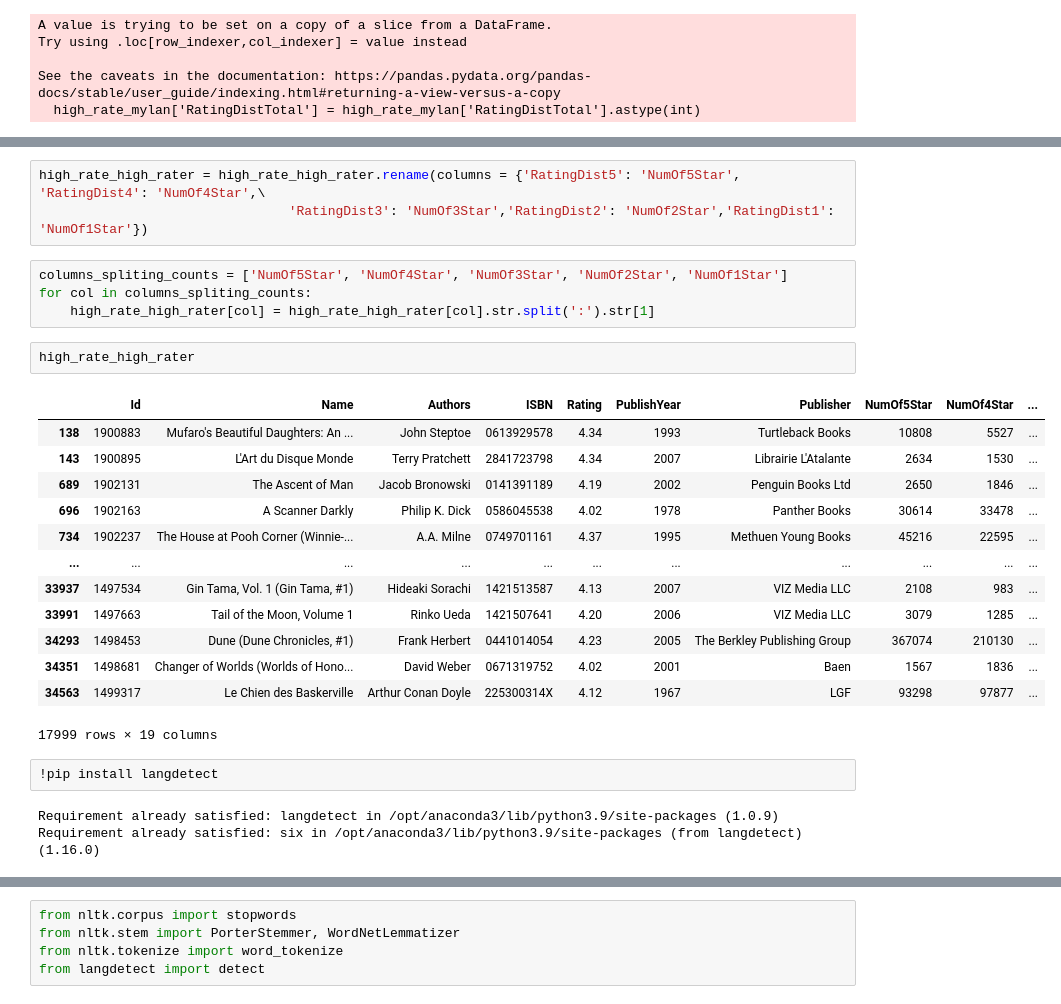
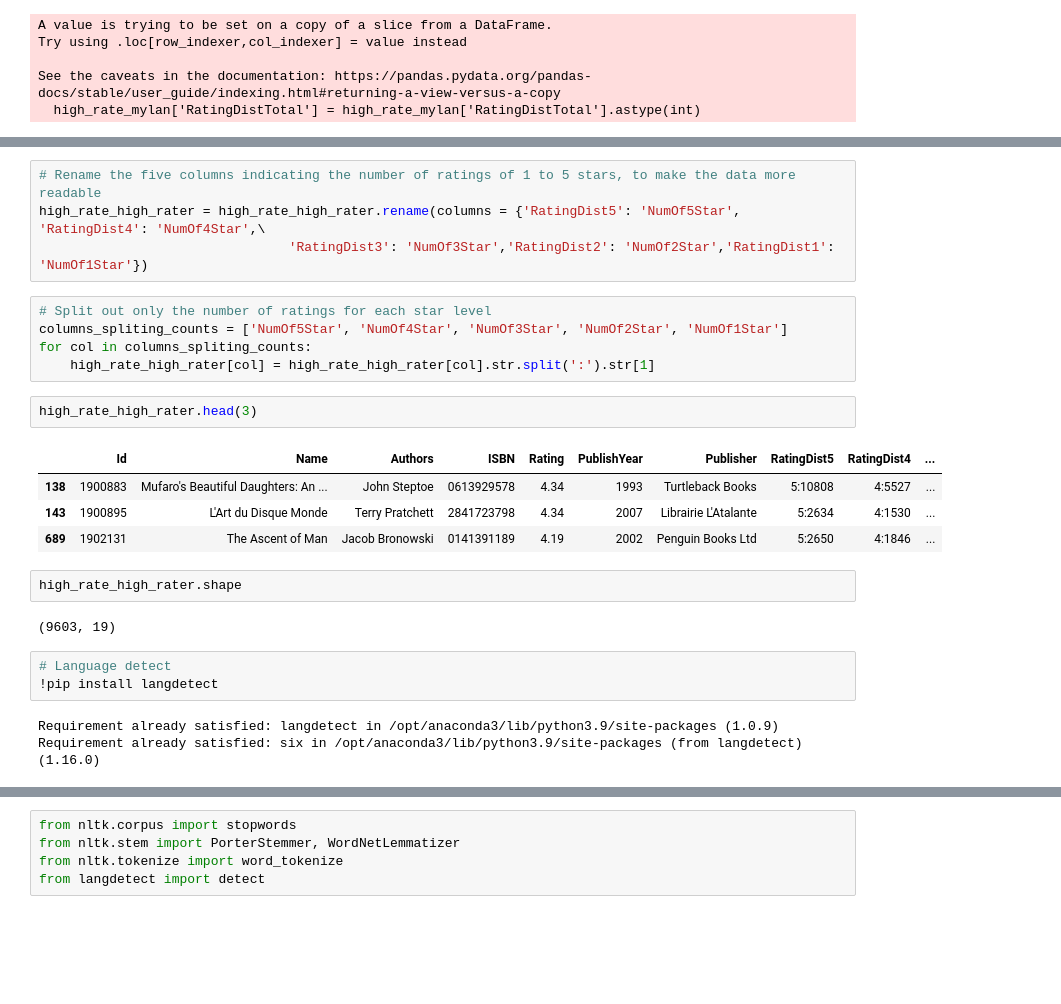
Before and after one commit to Califsummer/GoodreadsBookRecommendation, a Jupyter notebook: Goodreads.ipynb, the cells around one changed output, grey strips where cells are left out. Drawn from its saved outputs; the diff is of its cells as text; blank space fills up the shorter version.

```diff
--- a/Goodreads.ipynb
+++ b/Goodreads.ipynb
@@ -154,27 +139,25 @@ high_rate_high_rater
 # %%
+# Rename the five columns indicating the number of ratings of 1 to 5 stars, to make the data more readable
 high_rate_high_rater = high_rate_high_rater.rename(columns = {'RatingDist5': 'NumOf5Star', 'RatingDist4': 'NumOf4Star',\
                                 'RatingDist3': 'NumOf3Star','RatingDist2': 'NumOf2Star','RatingDist1': 'NumOf1Star'})
 # %%
+# Split out only the number of ratings for each star level
 columns_spliting_counts = ['NumOf5Star', 'NumOf4Star', 'NumOf3Star', 'NumOf2Star', 'NumOf1Star']
 for col in columns_spliting_counts:
     high_rate_high_rater[col] = high_rate_high_rater[col].str.split(':').str[1]
 # %%
-high_rate_high_rater
+high_rate_high_rater.head(3)
 # %% [output]
-|  | Id | Name | Authors | ISBN | Rating | PublishYear | Publisher | NumOf5Star | NumOf4Star | ... |
-| 138 | 1900883 | Mufaro's Beautiful Daughters: An ... | John Steptoe | 0613929578 | 4.34 | 1993 | Turtleback Books | 10808 | 5527 | ... |
-| 143 | 1900895 | L'Art du Disque Monde | Terry Pratchett | 2841723798 | 4.34 | 2007 | Librairie L'Atalante | 2634 | 1530 | ... |
-| 689 | 1902131 | The Ascent of Man | Jacob Bronowski | 0141391189 | 4.19 | 2002 | Penguin Books Ltd | 2650 | 1846 | ... |
-| 696 | 1902163 | A Scanner Darkly | Philip K. Dick | 0586045538 | 4.02 | 1978 | Panther Books | 30614 | 33478 | ... |
-| 734 | 1902237 | The House at Pooh Corner (Winnie-... | A.A. Milne | 0749701161 | 4.37 | 1995 | Methuen Young Books | 45216 | 22595 | ... |
-| ... | ... | ... | ... | ... | ... | ... | ... | ... | ... | ... |
-| 33937 | 1497534 | Gin Tama, Vol. 1 (Gin Tama, #1) | Hideaki Sorachi | 1421513587 | 4.13 | 2007 | VIZ Media LLC | 2108 | 983 | ... |
-| 33991 | 1497663 | Tail of the Moon, Volume 1 | Rinko Ueda | 1421507641 | 4.20 | 2006 | VIZ Media LLC | 3079 | 1285 | ... |
-| 34293 | 1498453 | Dune (Dune Chronicles, #1) | Frank Herbert | 0441014054 | 4.23 | 2005 | The Berkley Publishing Group | 367074 | 210130 | ... |
-| 34351 | 1498681 | Changer of Worlds (Worlds of Hono... | David Weber | 0671319752 | 4.02 | 2001 | Baen | 1567 | 1836 | ... |
-| 34563 | 1499317 | Le Chien des Baskerville | Arthur Conan Doyle | 225300314X | 4.12 | 1967 | LGF | 93298 | 97877 | ... |
+|  | Id | Name | Authors | ISBN | Rating | PublishYear | Publisher | RatingDist5 | RatingDist4 | ... |
+| 138 | 1900883 | Mufaro's Beautiful Daughters: An ... | John Steptoe | 0613929578 | 4.34 | 1993 | Turtleback Books | 5:10808 | 4:5527 | ... |
+| 143 | 1900895 | L'Art du Disque Monde | Terry Pratchett | 2841723798 | 4.34 | 2007 | Librairie L'Atalante | 5:2634 | 4:1530 | ... |
+| 689 | 1902131 | The Ascent of Man | Jacob Bronowski | 0141391189 | 4.19 | 2002 | Penguin Books Ltd | 5:2650 | 4:1846 | ... |
-17999 rows × 19 columns
+# %%
+high_rate_high_rater.shape
+# %% [output]
+(9603, 19)
 # %%
+# Language detect
 !pip install langdetect
 # %% [output]
 Requirement already satisfied: langdetect in /opt/anaconda3/lib/python3.9/site-packages (1.0.9)
```
Also changed, not shown: parts of 29 cells of this notebook.
